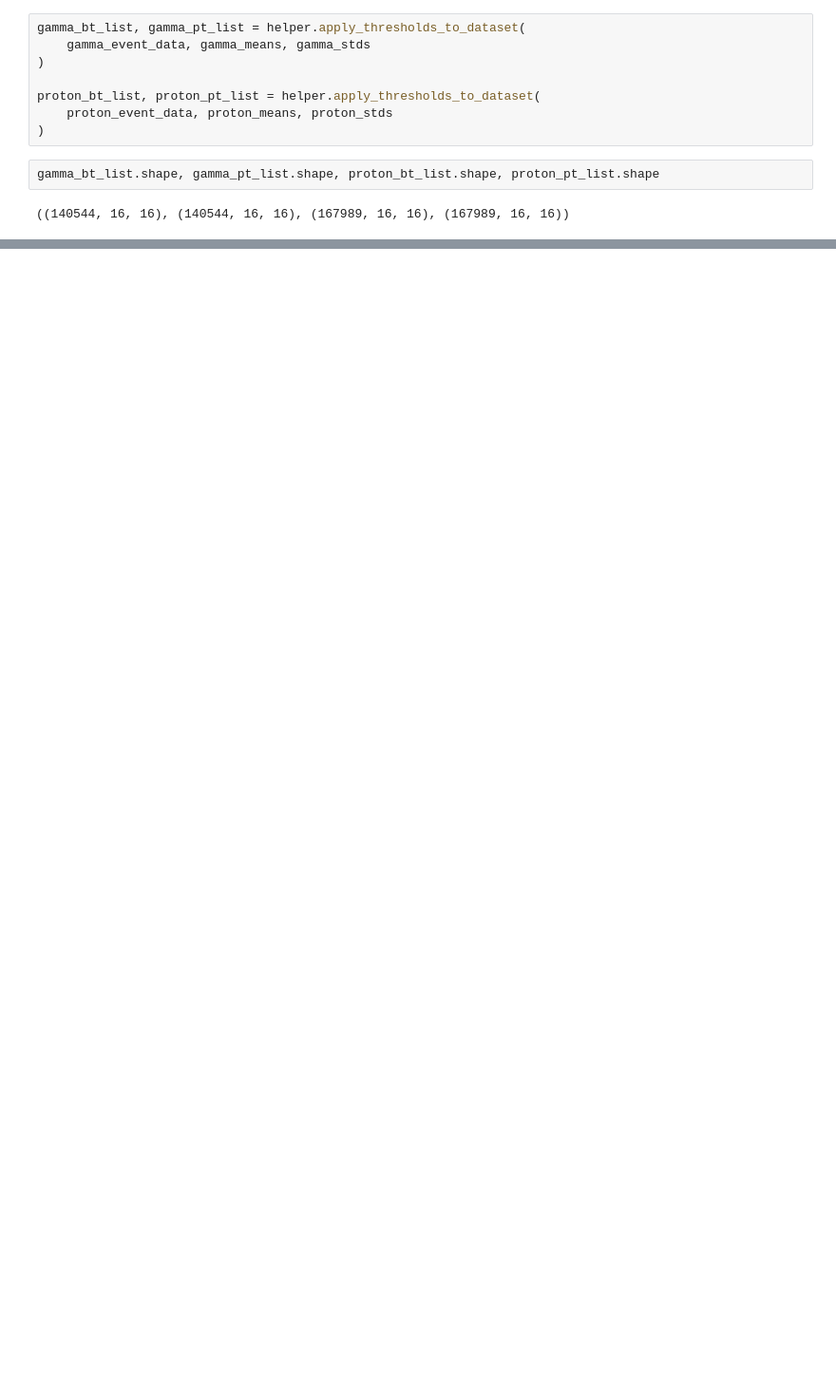
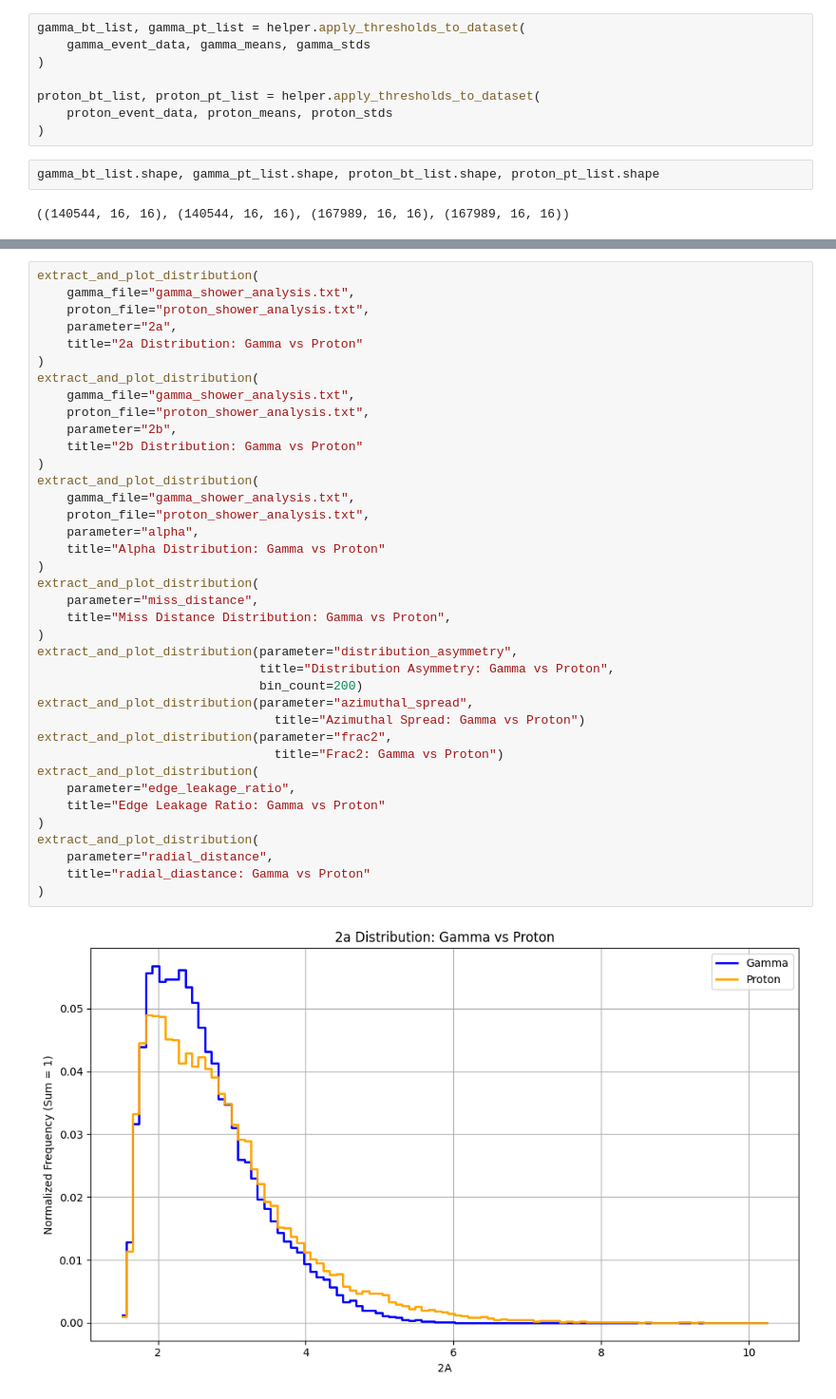
Before and after one commit to Abhimanyu5100/Gapd_camera_gamma_ray_detection, a Jupyter notebook: data_processing.ipynb, the cells around one changed output, grey strips where cells are left out. Shown: that part at 95% size. Saved outputs shown, nothing was run; the diff lists cells and outputs as text; blank space fills up the shorter version.

Commit message:
The data extraction file and data processing files have been modified

```diff
--- a/data_processing.ipynb
+++ b/data_processing.ipynb
@@ -505,0 +231,40 @@ plot_pixel_matrix(proton_event_data[0], "Proton Event 0 Pixel Matrix")
+# %%
+extract_and_plot_distribution(
+    gamma_file="gamma_shower_analysis.txt",
+    proton_file="proton_shower_analysis.txt",
+    parameter="2a",
+    title="2a Distribution: Gamma vs Proton"
+)
+extract_and_plot_distribution(
+    gamma_file="gamma_shower_analysis.txt",
+    proton_file="proton_shower_analysis.txt",
+    parameter="2b",
+    title="2b Distribution: Gamma vs Proton"
+)
+extract_and_plot_distribution(
+    gamma_file="gamma_shower_analysis.txt",
+    proton_file="proton_shower_analysis.txt",
+    parameter="alpha",
+    title="Alpha Distribution: Gamma vs Proton"
+)
+extract_and_plot_distribution(
+    parameter="miss_distance",
+    title="Miss Distance Distribution: Gamma vs Proton",
+)
+extract_and_plot_distribution(parameter="distribution_asymmetry",
+                              title="Distribution Asymmetry: Gamma vs Proton",
+                              bin_count=200)
+extract_and_plot_distribution(parameter="azimuthal_spread",
+                                title="Azimuthal Spread: Gamma vs Proton")
+extract_and_plot_distribution(parameter="frac2",
+                                title="Frac2: Gamma vs Proton")
+extract_and_plot_distribution(
+    parameter="edge_leakage_ratio",
+    title="Edge Leakage Ratio: Gamma vs Proton"
+)
+extract_and_plot_distribution(
+    parameter="radial_distance",
+    title="radial_diastance: Gamma vs Proton"
+)
+# %% [output]
+[figure, added]
```
Also changed, not shown: parts of 33 cells of this notebook, 3 other files.
